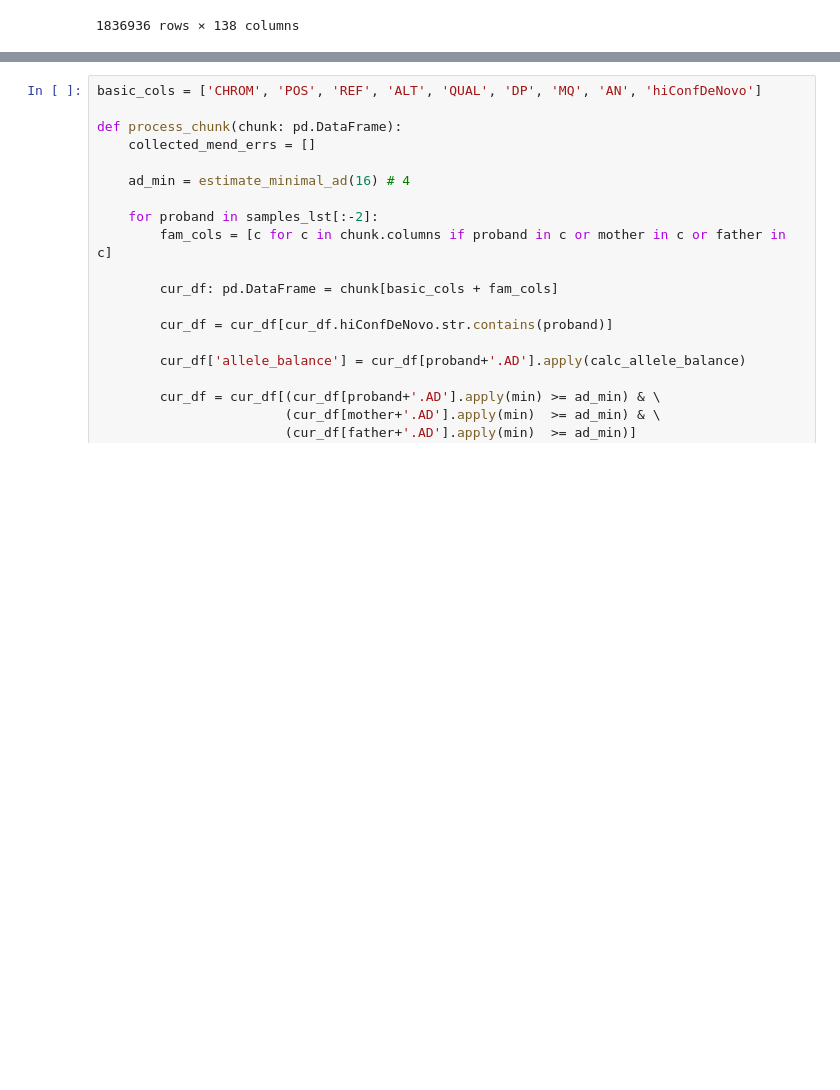
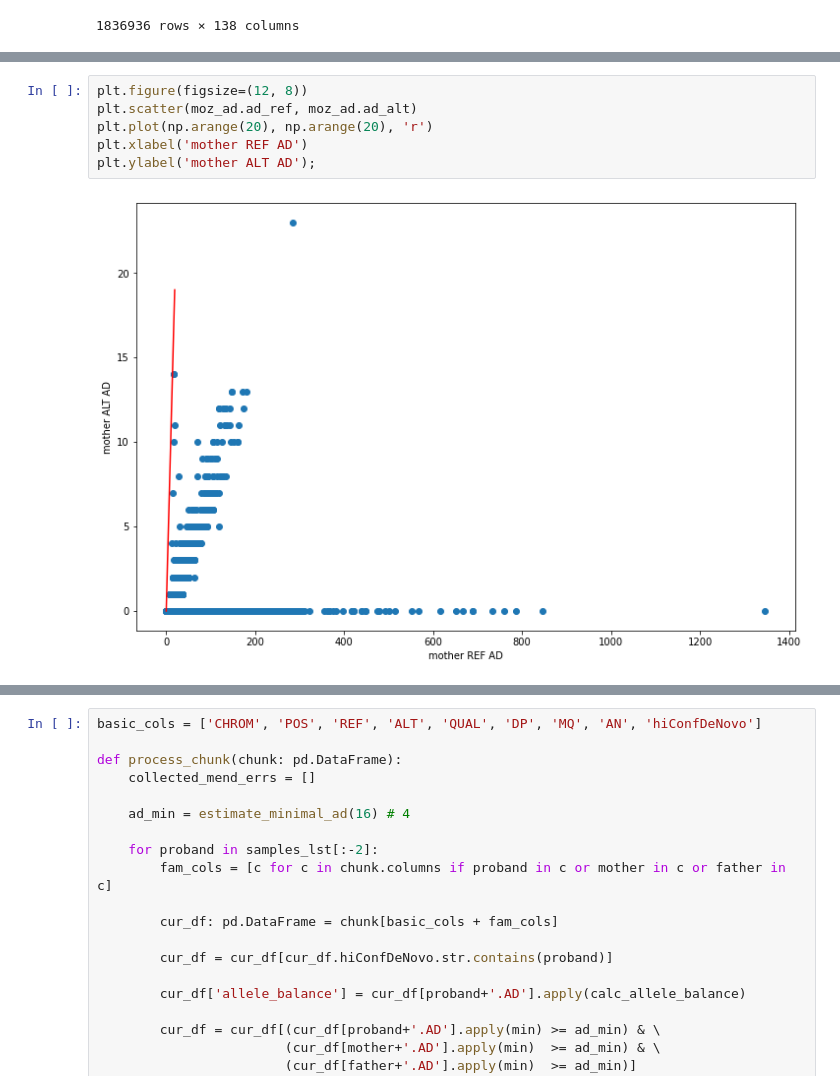
Before and after one commit to mitoclub/AquaSelection, a Jupyter notebook: intersect.ipynb, the cells around one changed output, grey strips where cells are left out. Cells and saved outputs as stored; diff of their text form; blank space fills up the shorter version.

```diff
--- a/intersect.ipynb
+++ b/intersect.ipynb
@@ -367,3 +415,11 @@ variants
+# %%
+plt.figure(figsize=(12, 8))
+plt.scatter(moz_ad.ad_ref, moz_ad.ad_alt)
+plt.plot(np.arange(20), np.arange(20), 'r')
+plt.xlabel('mother REF AD')
+plt.ylabel('mother ALT AD');
+# %% [output]
+[figure, added]
 # %%
 variants[variants.hiConfDeNovo.str.contains(samples_lst[0])][[samples_lst[0]+'.AD', mother+'.AD', father+'.AD']].sample(10)
 # %% [output]
```
Also changed, not shown: parts of 19 cells of this notebook.
